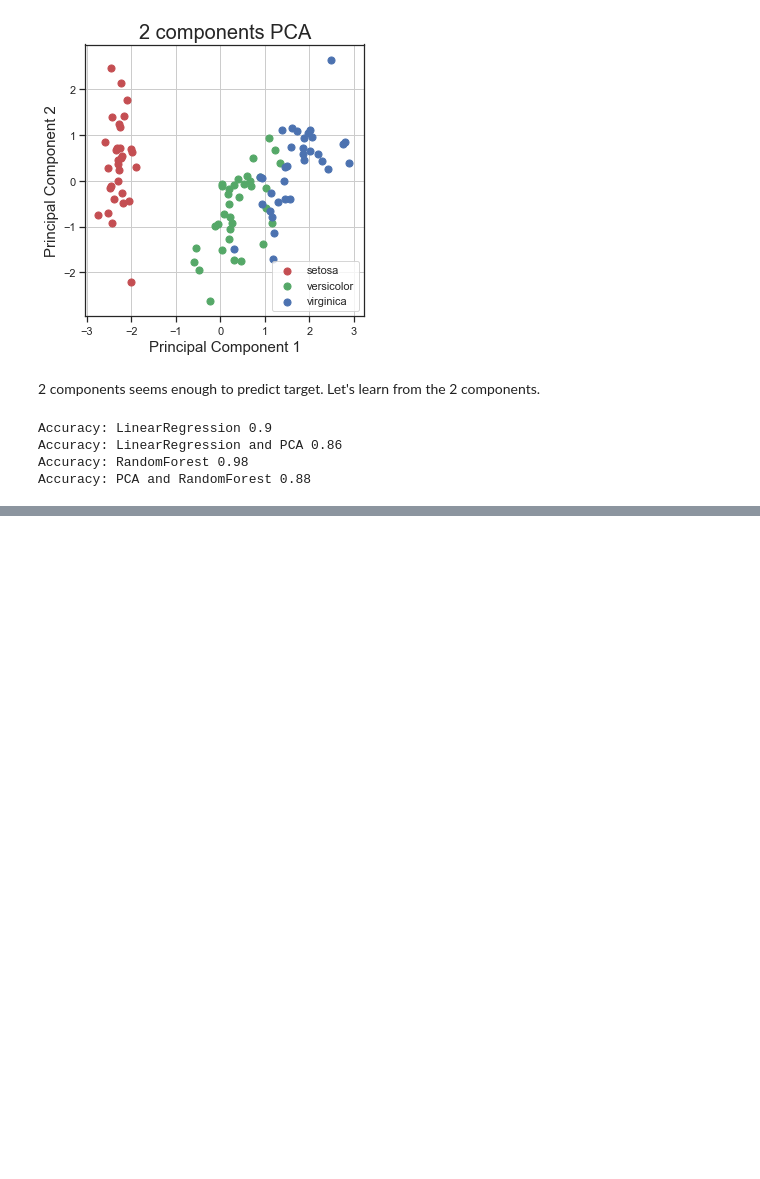
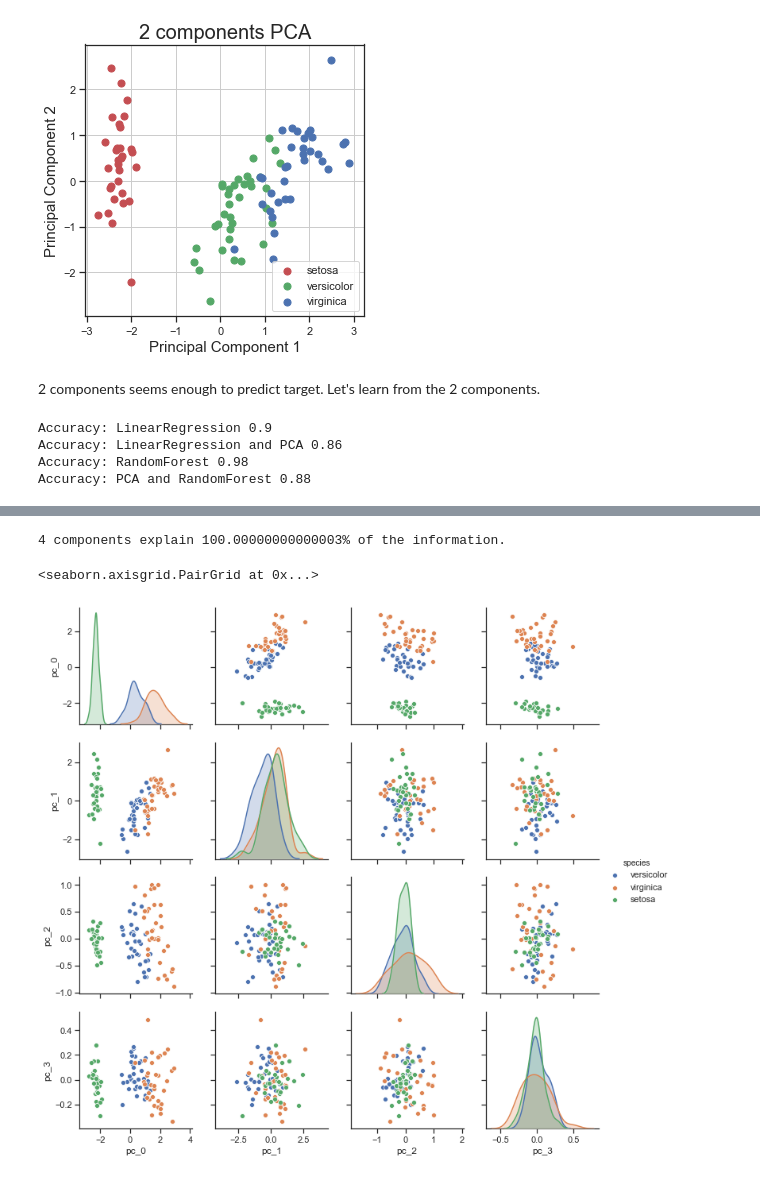
Before and after one commit to mathbeal/p_fraud_detection, a Jupyter notebook: Iris-pca-demonstration.ipynb, the cells around one changed output, grey strips where cells are left out. Drawn from its saved outputs; the diff is of its cells as text; code cells hidden in the pictures; blank space fills up the shorter version.

```diff
--- a/Iris-pca-demonstration.ipynb
+++ b/Iris-pca-demonstration.ipynb
@@ -140,7 +144,11 @@ sns.pairplot(finalDf, hue=target)
 # %%
 n_components = 4
-finalDf, pca = do_pca(x, n_components=n_components)
+finalDf, pca = do_pca(X_train, y_train, n_components=n_components)
 print(f"{n_components} components explain {100.*pca.explained_variance_ratio_.sum()}% of the information.")
 
 import seaborn as sns
-sns.pairplot(finalDf, hue='target')
+sns.pairplot(finalDf, hue=target)
+# %% [output]
+4 components explain 100.00000000000003% of the information.
+<seaborn.axisgrid.PairGrid at 0x...>
+[figure, added]
```
Also changed, not shown: parts of 4 cells of this notebook, 2 other files.
